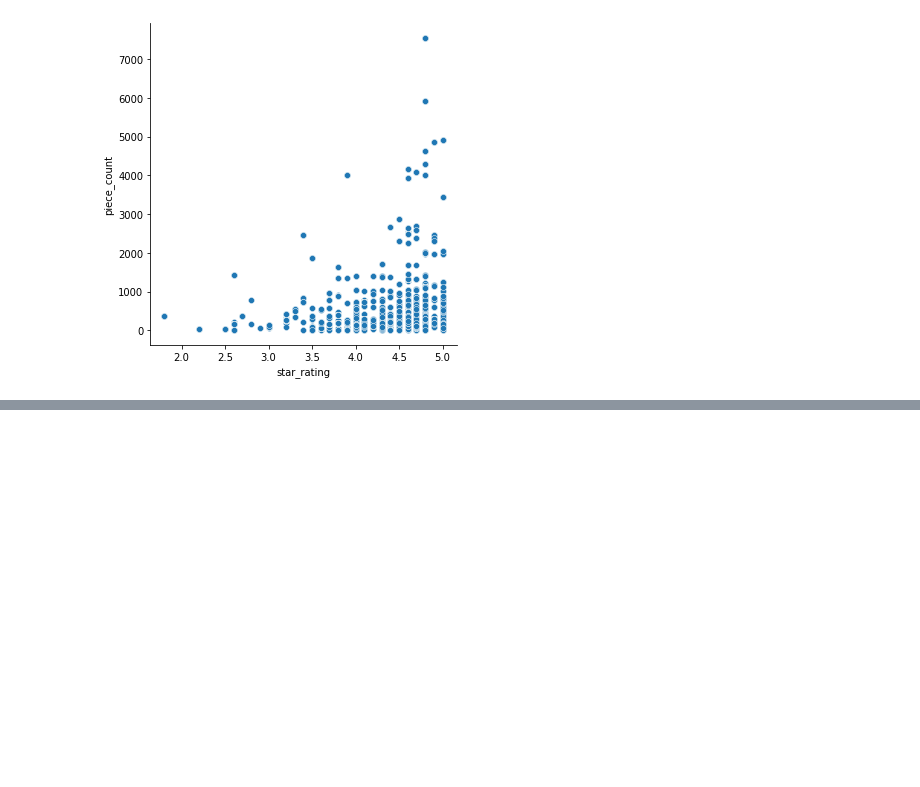
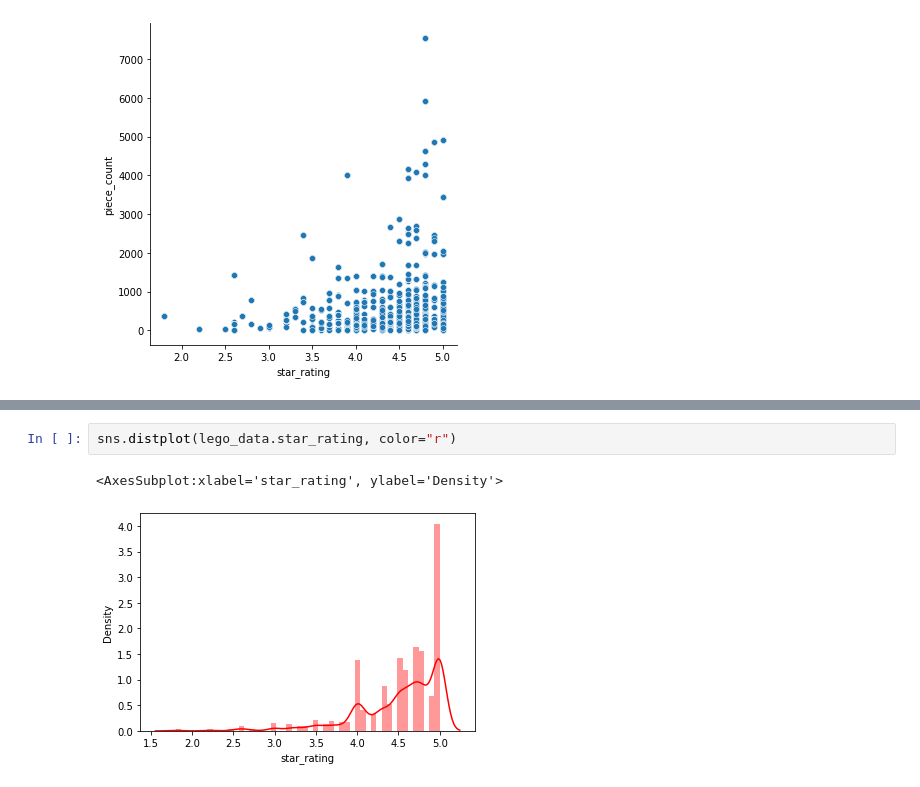
Before and after one commit to Promiat/py-EDA, a Jupyter notebook: data_analyse/Data analyse lego_set.ipynb, the cells around one changed output, grey strips where cells are left out. Drawn from its saved outputs; the diff is of its cells as text; blank space fills up the shorter version.

```diff
--- a/data_analyse/Data analyse lego_set.ipynb
+++ b/data_analyse/Data analyse lego_set.ipynb
@@ -32,0 +93,5 @@ sns.relplot(x="star_rating",y="piece_count",data=lego_data)
+# %%
+sns.distplot(lego_data.star_rating, color="r")
+# %% [output]
+<AxesSubplot:xlabel='star_rating', ylabel='Density'>
+[figure, added]
```
Also changed, not shown: parts of 26 cells of this notebook.
